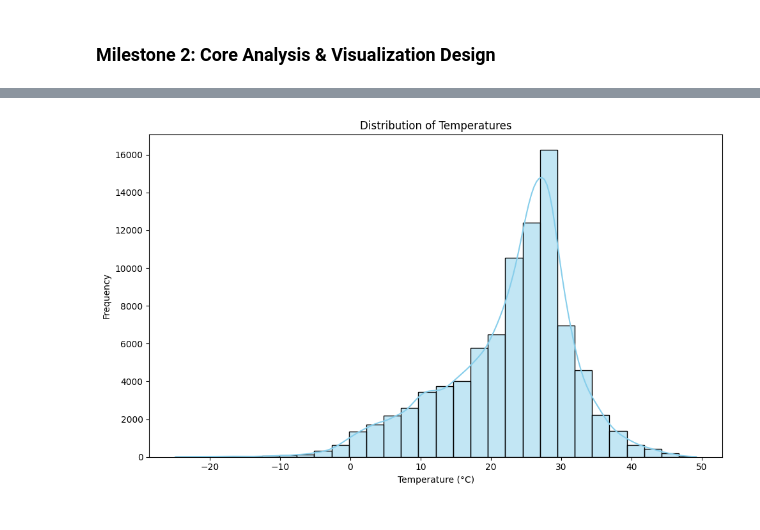
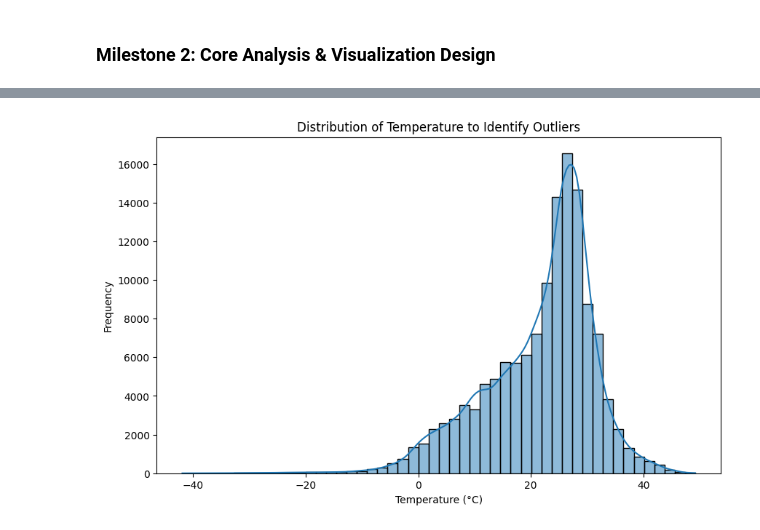
Before and after one commit to AdinathD/DV-Climatescope-AdinathDudlewar, a Jupyter notebook: Climatescope.ipynb, the cells around one changed output, grey strips where cells are left out. Cells and saved outputs as stored; diff of their text form; code cells hidden in the pictures.

```diff
--- a/Climatescope.ipynb
+++ b/Climatescope.ipynb
@@ -234,14 +252,16 @@ Passing `palette` without assigning `hue` is deprecated and will be removed in v
 # %%
 # Plot distribution of temperatures
+# -------------------------------
+# Histogram to Visualize Outliers
+# -------------------------------
 plt.figure(figsize=(10, 6))
-sns.histplot(df["temperature_celsius"], bins=30, kde=True, color="skyblue", edgecolor="black")
-plt.xlabel("Temperature (°C)")
-plt.ylabel("Frequency")
-plt.title("Distribution of Temperatures")
-plt.tight_layout()
+sns.histplot(x=df_normalized['temperature_celsius'], bins=50, kde=True)
+plt.title('Distribution of Temperature to Identify Outliers')
+plt.xlabel('Temperature (°C)')
+plt.ylabel('Frequency')
 plt.show()
 # %% [output]
-[figure, old version]
+[figure, new version]
 # %%
 import pandas as pd
 import matplotlib.pyplot as plt
```
Also changed, not shown: parts of 25 cells of this notebook.
